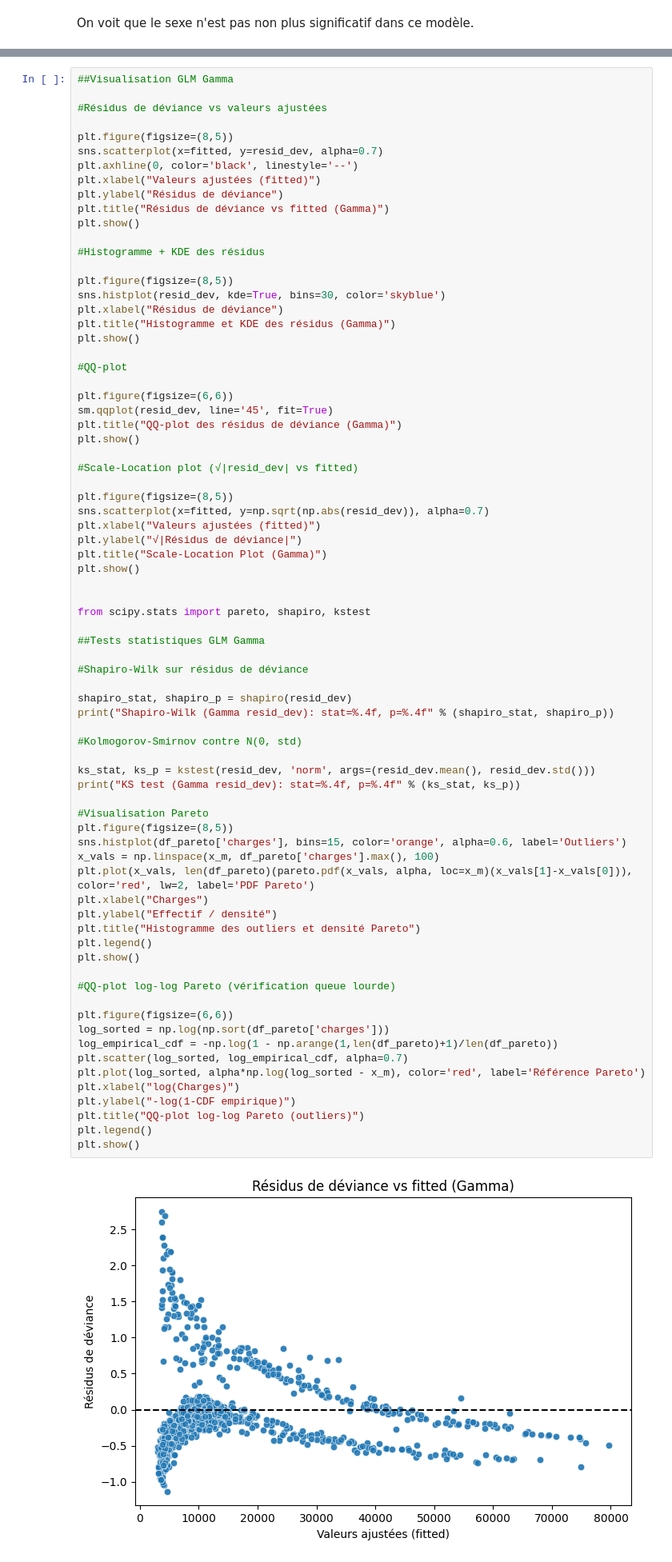
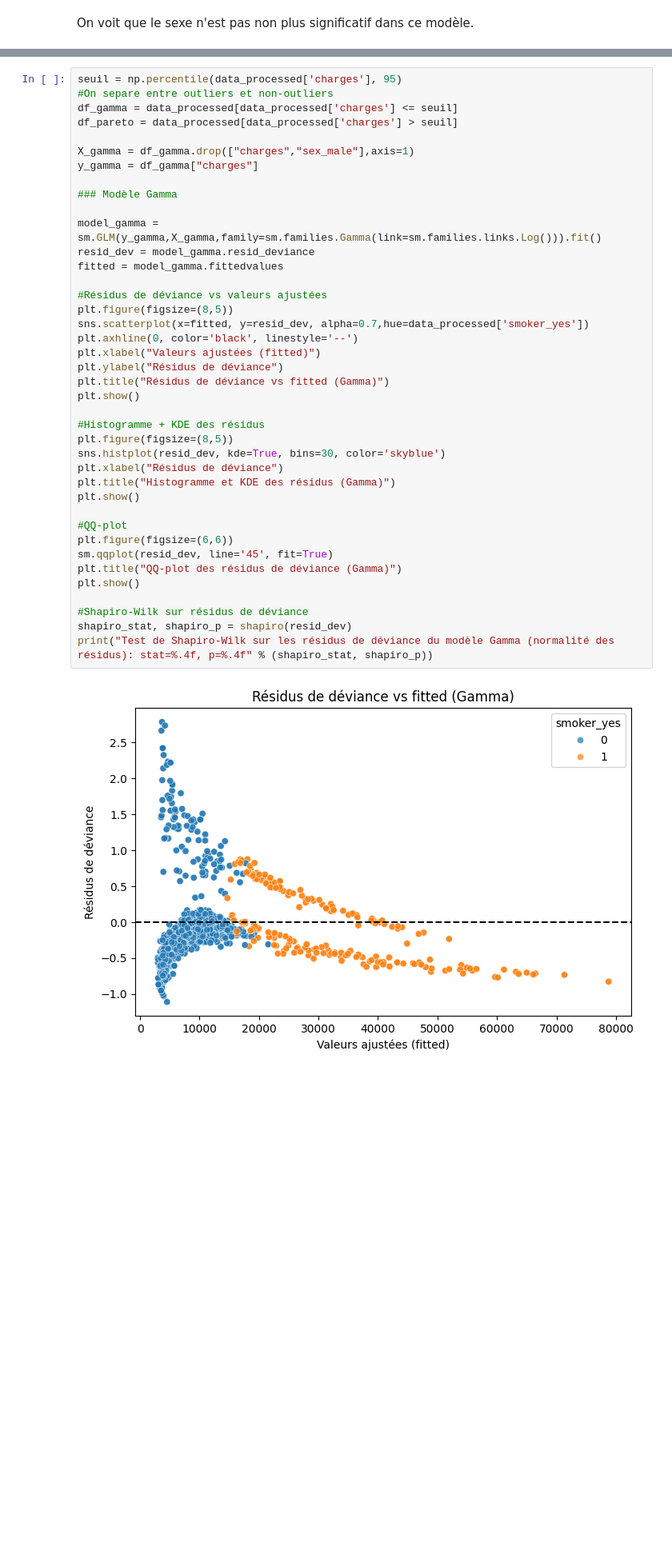
Before and after one commit to ultac/Projet-GLM, a Jupyter notebook: GLM Medical Charges.ipynb, the cells around one changed output, grey strips where cells are left out. Shown at 80% size. Cells and saved outputs as stored; diff of their text form; blank space fills up the shorter version.

```diff
--- a/GLM Medical Charges.ipynb
+++ b/GLM Medical Charges.ipynb
@@ -1120,78 +1100,42 @@ Paramètre alpha Pareto : 0.18699991467044108
 # %%
-##Visualisation GLM Gamma
+seuil = np.percentile(data_processed['charges'], 95)
+#On separe entre outliers et non-outliers
+df_gamma = data_processed[data_processed['charges'] <= seuil]
+df_pareto = data_processed[data_processed['charges'] > seuil]
+
+X_gamma = df_gamma.drop(["charges","sex_male"],axis=1)
+y_gamma = df_gamma["charges"]
+
+### Modèle Gamma
+
+model_gamma = sm.GLM(y_gamma,X_gamma,family=sm.families.Gamma(link=sm.families.links.Log())).fit()
+resid_dev = model_gamma.resid_deviance
+fitted = model_gamma.fittedvalues
 
 #Résidus de déviance vs valeurs ajustées
-
 plt.figure(figsize=(8,5))
-sns.scatterplot(x=fitted, y=resid_dev, alpha=0.7)
+sns.scatterplot(x=fitted, y=resid_dev, alpha=0.7,hue=data_processed['smoker_yes'])
 plt.axhline(0, color='black', linestyle='--')
 plt.xlabel("Valeurs ajustées (fitted)")
 plt.ylabel("Résidus de déviance")
 plt.title("Résidus de déviance vs fitted (Gamma)")
 plt.show()
 
 #Histogramme + KDE des résidus
-
 plt.figure(figsize=(8,5))
 sns.histplot(resid_dev, kde=True, bins=30, color='skyblue')
 plt.xlabel("Résidus de déviance")
 plt.title("Histogramme et KDE des résidus (Gamma)")
 plt.show()
 
 #QQ-plot
-
 plt.figure(figsize=(6,6))
 sm.qqplot(resid_dev, line='45', fit=True)
 plt.title("QQ-plot des résidus de déviance (Gamma)")
 plt.show()
 
-#Scale-Location plot (√|resid_dev| vs fitted)
-
-plt.figure(figsize=(8,5))
-sns.scatterplot(x=fitted, y=np.sqrt(np.abs(resid_dev)), alpha=0.7)
-plt.xlabel("Valeurs ajustées (fitted)")
-plt.ylabel("√|Résidus de déviance|")
-plt.title("Scale-Location Plot (Gamma)")
-plt.show()
-
-
-from scipy.stats import pareto, shapiro, kstest
-
-##Tests statistiques GLM Gamma
-
 #Shapiro-Wilk sur résidus de déviance
-
 shapiro_stat, shapiro_p = shapiro(resid_dev)
-print("Shapiro-Wilk (Gamma resid_dev): stat=%.4f, p=%.4f" % (shapiro_stat, shapiro_p))
-
-#Kolmogorov-Smirnov contre N(0, std)
-
-ks_stat, ks_p = kstest(resid_dev, 'norm', args=(resid_dev.mean(), resid_dev.std()))
-print("KS test (Gamma resid_dev): stat=%.4f, p=%.4f" % (ks_stat, ks_p))
-
-#Visualisation Pareto
-plt.figure(figsize=(8,5))
-sns.histplot(df_pareto['charges'], bins=15, color='orange', alpha=0.6, label='Outliers')
-x_vals = np.linspace(x_m, df_pareto['charges'].max(), 100)
-plt.plot(x_vals, len(df_pareto)(pareto.pdf(x_vals, alpha, loc=x_m)(x_vals[1]-x_vals[0])),
-color='red', lw=2, label='PDF Pareto')
-plt.xlabel("Charges")
-plt.ylabel("Effectif / densité")
-plt.title("Histogramme des outliers et densité Pareto")
-plt.legend()
-plt.show()
-
-#QQ-plot log-log Pareto (vérification queue lourde)
-
-plt.figure(figsize=(6,6))
-log_sorted = np.log(np.sort(df_pareto['charges']))
-log_empirical_cdf = -np.log(1 - np.arange(1,len(df_pareto)+1)/len(df_pareto))
-plt.scatter(log_sorted, log_empirical_cdf, alpha=0.7)
-plt.plot(log_sorted, alpha*np.log(log_sorted - x_m), color='red', label='Référence Pareto')
-plt.xlabel("log(Charges)")
-plt.ylabel("-log(1-CDF empirique)")
-plt.title("QQ-plot log-log Pareto (outliers)")
-plt.legend()
-plt.show()
+print("Test de Shapiro-Wilk sur les résidus de déviance du modèle Gamma (normalité des résidus): stat=%.4f, p=%.4f" % (shapiro_stat, shapiro_p))
 # %% [output]
-[figure, old version]
+[figure, new version]
```
Also changed, not shown: parts of 30 cells of this notebook.
